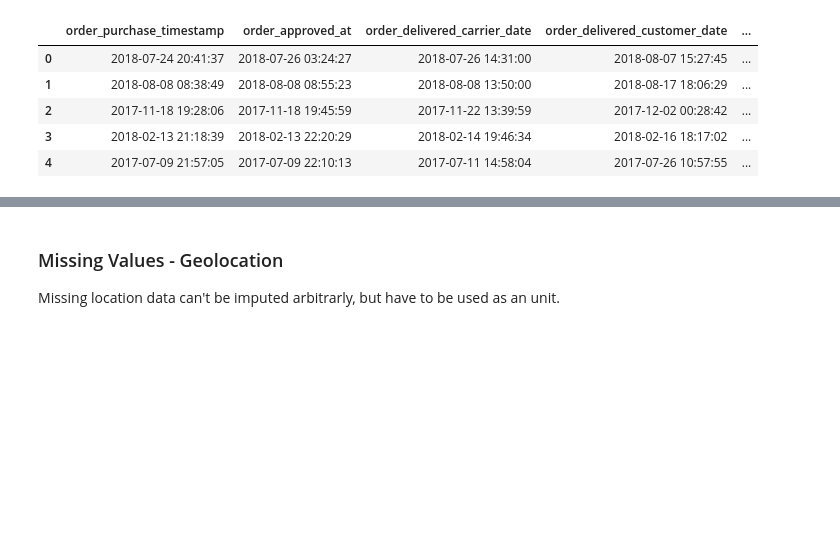
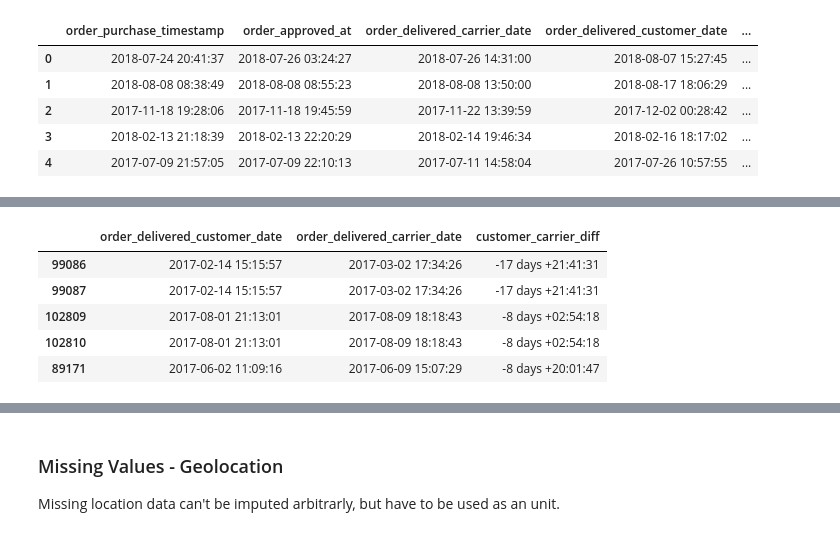
Before and after one commit to androi7/dsi-capstone, a Jupyter notebook: part-01/Ecommerce_EDA.ipynb, the cells around one changed output, grey strips where cells are left out. Saved outputs shown, nothing was run; the diff lists cells and outputs as text; code cells hidden in the pictures; blank space fills up the shorter version.

```diff
--- a/part-01/Ecommerce_EDA.ipynb
+++ b/part-01/Ecommerce_EDA.ipynb
@@ -789,0 +803,16 @@ df_date['customer_carrier_diff'] = df_date.apply(lambda date: date['order_delive
+# %%
+shortest_customer_carrier_diff_idx = df_date[['customer_carrier_diff']] \
+                                            .sort_values('customer_carrier_diff')[:5].index
+df_date.loc[shortest_customer_carrier_diff_idx, ['order_delivered_customer_date',
+                                                 'order_delivered_carrier_date',
+                                                 'customer_carrier_diff']] \
+                        .style \
+                        .applymap(lambda x: 'color: red' if x < pd.Timedelta(0) else 'color: black',
+                                  subset=['customer_carrier_diff'])
+# %% [output]
+|  | order_delivered_customer_date | order_delivered_carrier_date | customer_carrier_diff |
+| 99086 | 2017-02-14 15:15:57 | 2017-03-02 17:34:26 | -17 days +21:41:31 |
+| 99087 | 2017-02-14 15:15:57 | 2017-03-02 17:34:26 | -17 days +21:41:31 |
+| 102809 | 2017-08-01 21:13:01 | 2017-08-09 18:18:43 | -8 days +02:54:18 |
+| 102810 | 2017-08-01 21:13:01 | 2017-08-09 18:18:43 | -8 days +02:54:18 |
+| 89171 | 2017-06-02 11:09:16 | 2017-06-09 15:07:29 | -8 days +20:01:47 |
```
Also changed, not shown: parts of 21 cells of this notebook.
